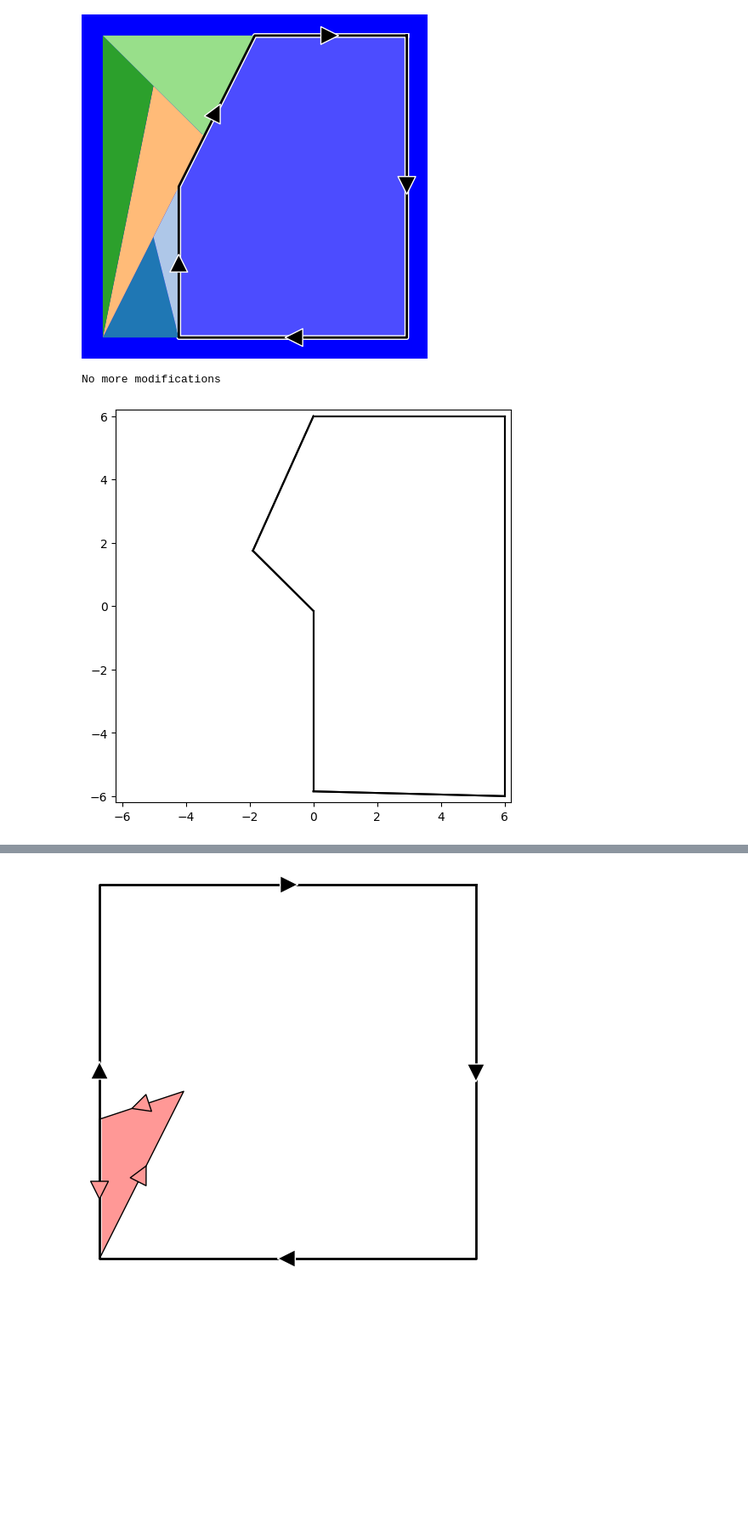
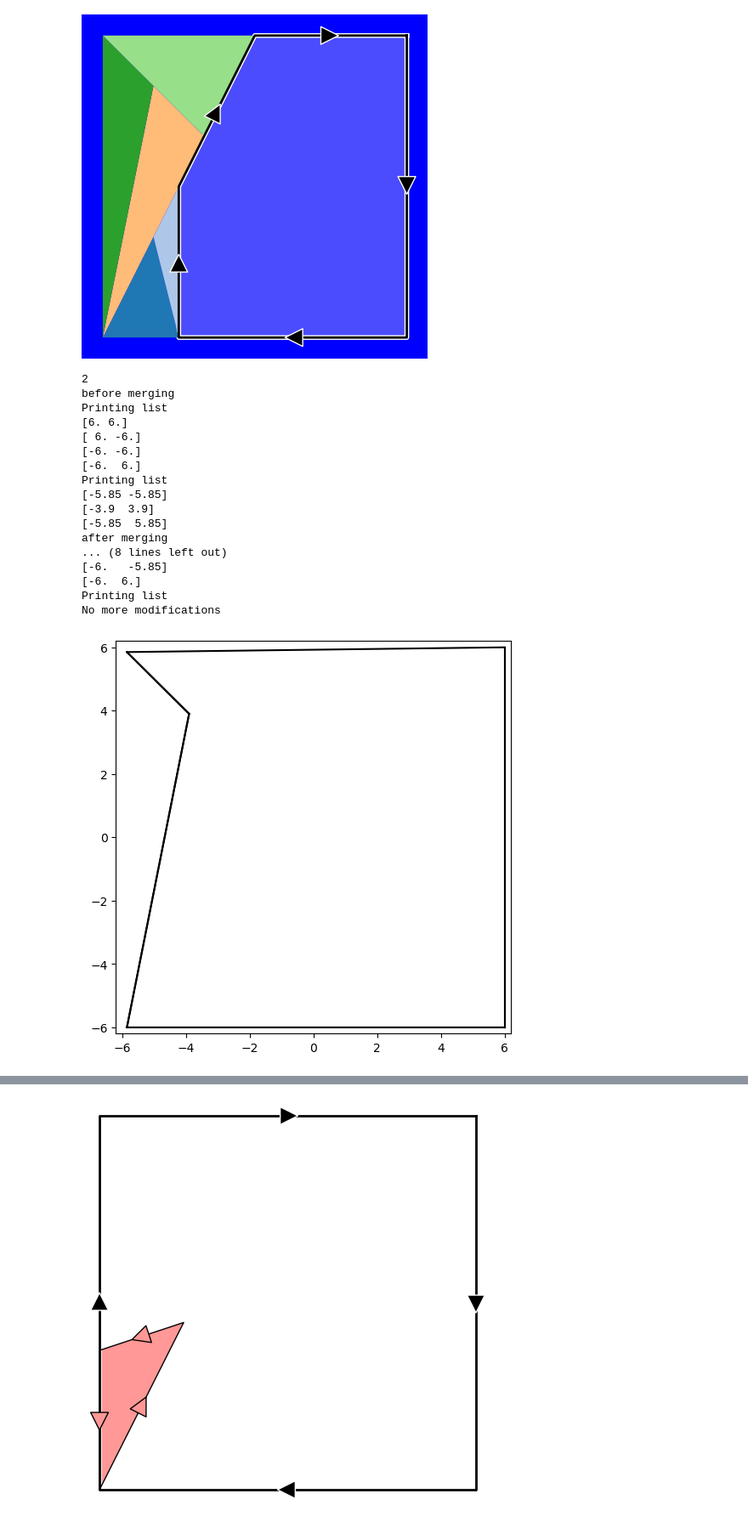
Before and after one commit to simaomenesesjoao/ostomachion, a Jupyter notebook: documents/ostomachion_images.ipynb, the cells around one changed output, grey strips where cells are left out. Shown at 85% size. Cells and saved outputs as stored; diff of their text form; code cells hidden in the pictures; blank space fills up the shorter version.

```diff
--- a/documents/ostomachion_images.ipynb
+++ b/documents/ostomachion_images.ipynb
@@ -129,6 +129,16 @@ class List:
             node_points[i].next = node_points[n]
 
     def to_array(self):
+        node = self.head
+        nodes = []
+        for i in range(self.size):
+            nodes.append(node.position)
+            node = node.next
+
+        return nodes
+
+
+    def to_vertices(self):
         node = self.head
         nodes = []
         for i in range(self.size):
@@ -162,7 +172,7 @@ class List:
         node.prev.next = node.next
         if node == self.head:
             self.head = node.next
-            self.size -= 1
+        self.size -= 1
 
     def plot(self, ax):
         node = self.head
@@ -371,7 +381,9 @@ class ArrowDetails:
 
 class PolygonDetails:
     def __init__(self, linewidth = 0.0, alpha = 1.0, linecolor='k',
-                 override_facecolor = None, doubleline = False, arrows = None, zorder = 20):
+                 override_facecolor = None, doubleline = False,
+                 arrows = None, zorder = 20,
+                 marker = '', markersize = 1):
         self.linewidth = linewidth
         self.alpha = alpha
         self.linecolor = linecolor
@@ -379,6 +391,8 @@ class PolygonDetails:
         self.arrows = arrows
         self.doubleline = doubleline
         self.zorder = zorder
+        self.marker = marker
+        self.markersize = markersize
 
 
 
@@ -409,9 +423,9 @@ def plot_poly(ax, poly, dr = np.array([0.0, 0.0]), scale = 1, details = PolygonD
     ax.add_patch(polygon)
 
 
-    ax.plot(xs, ys, lw = details.linewidth,
-            color = details.linecolor, zorder = details.zorder+2)
-
+    ax.plot(xs, ys, lw = details.linewidth, marker = details.marker,
+            markersize = details.markersize, color = details.linecolor,
+            zorder = details.zorder+2)
 
     arrows = details.arrows
     if arrows != None:
@@ -422,6 +436,8 @@ def plot_poly(ax, poly, dr = np.array([0.0, 0.0]), scale = 1, details = PolygonD
         for i in range(len(points)):
             p0 = points[i]
             p1 = points[(i + 1) % len(points)]
+            if np.linalg.norm(p0-p1) < 0.5:
+                continue
 
             # Midpoint of the edge
             mid = 0.5 * (p0 + p1)
@@ -1378,7 +1396,7 @@ plt.show()
 # %%
 
 d = 0.15
-progress = 5
+progress = 0
 
 frame_vertex_index = solution_state.history[3*progress]
 poly_index = solution_state.history[3*progress + 1]
@@ -1387,34 +1405,58 @@ poly_points = polys[poly_index].to_point_array()
 frame_ll = List(frame_points)
 poly_ll = List(poly_points)
 
 separate_poly_from_frame(poly_ll, frame_ll, d)
 
 frame_node = find_node_from_index(frame_ll, frame_vertex_index)
 Q = find_point_equidistant(frame_node, d)
 P = frame_node.position
 p = P - frame_node.next.position
 p = p / np.linalg.norm(p)
 α = np.linalg.norm((P-Q)@p)
 
+print(frame_vertex_index)
+print("before merging")
+frame_ll.print()
+poly_ll.print()
 merge_second_into_first(frame_ll, frame_vertex_index, poly_ll, 0, a=α, b=d)
+
+print("after merging")
+frame_ll.print()
+poly_ll.print()
 
 for i in range(50):
     modified = prune_once(frame_ll, 1e-2)
     if not modified:
         print("No more modifications")
         break
 
 fig, ax = plt.subplots(figsize=(6,6))
 a = 6.2
 ax.set_xlim([-a, a])
 ax.set_ylim([-a, a])
 #ax.scatter(*P, s=40, color='r')
 frame_ll.plot(ax)
 poly_ll.plot(ax)
 plt.show()
 # %% [output]
+2
+before merging
+Printing list
+[6. 6.]
+[ 6. -6.]
+[-6. -6.]
+[-6.  6.]
+Printing list
+[-5.85 -5.85]
+[-3.9  3.9]
+[-5.85  5.85]
+after merging
+... (8 lines left out)
+[-6.   -5.85]
+[-6.  6.]
+Printing list
 No more modifications
-[figure, old version]
+[figure, new version]
 # %%
 # Order of display:
 # 1. just the frame
```
Also changed, not shown: parts of 2 cells of this notebook, 2 other files.
